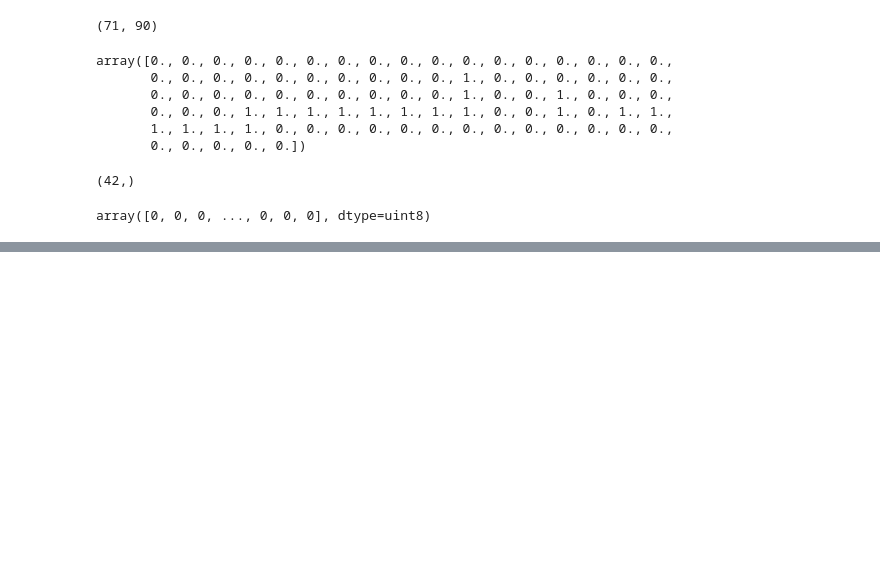
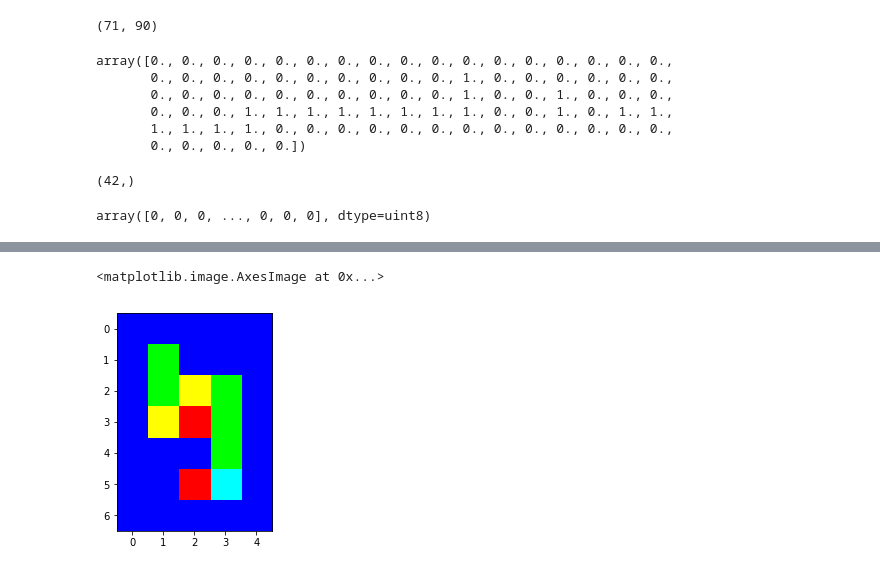
Before and after one commit to beelze-b/Inference-CRF-Dota-Draft, a Jupyter notebook: PlayingAround.ipynb, the cells around one changed output, grey strips where cells are left out. Saved outputs shown, nothing was run; the diff lists cells and outputs as text; code cells hidden in the pictures; blank space fills up the shorter version.

```diff
--- a/PlayingAround.ipynb
+++ b/PlayingAround.ipynb
@@ -308,0 +391,5 @@ len(np.unique(np.hstack([y.ravel() for y in Y])))
+# %%
+plt.imshow(snakes['X_test'][0], interpolation='nearest')
+# %% [output]
+<matplotlib.image.AxesImage at 0x...>
+[figure, added]
```
Also changed, not shown: parts of 9 cells of this notebook.
